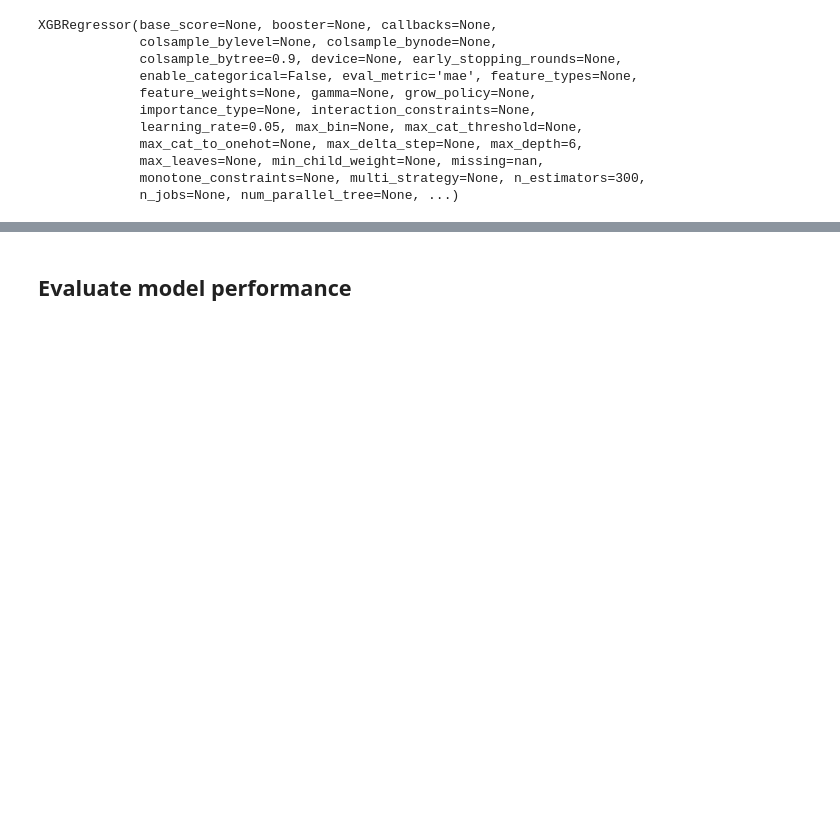
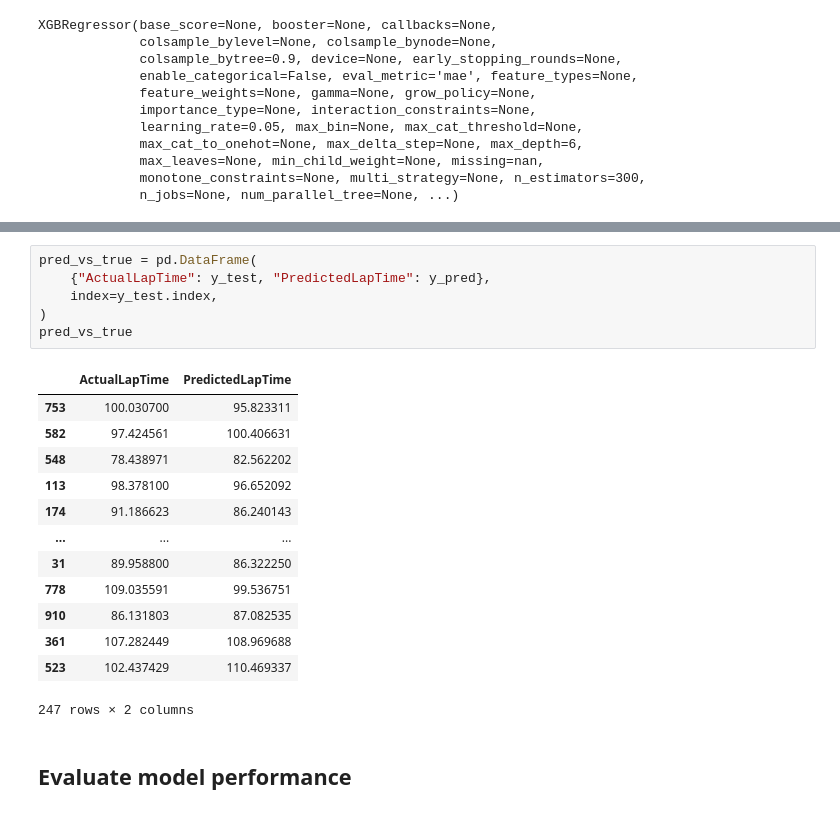
Before and after one commit to Dhia-dbh/F1WinnerPrediction, a Jupyter notebook: notebooks/quali+lapTimeMean.ipynb, the cells around one changed output, grey strips where cells are left out. Cells and saved outputs as stored; diff of their text form; blank space fills up the shorter version.

```diff
--- a/notebooks/quali+lapTimeMean.ipynb
+++ b/notebooks/quali+lapTimeMean.ipynb
@@ -240,3 +200,23 @@ XGBRegressor(base_score=None, booster=None, callbacks=None,
+# %%
+pred_vs_true = pd.DataFrame(
+	{"ActualLapTime": y_test, "PredictedLapTime": y_pred},
+	index=y_test.index,
+)
+pred_vs_true
+# %% [output]
+|  | ActualLapTime | PredictedLapTime |
+| 753 | 100.030700 | 95.823311 |
+| 582 | 97.424561 | 100.406631 |
+| 548 | 78.438971 | 82.562202 |
+| 113 | 98.378100 | 96.652092 |
+| 174 | 91.186623 | 86.240143 |
+| ... | ... | ... |
+| 31 | 89.958800 | 86.322250 |
+| 778 | 109.035591 | 99.536751 |
+| 910 | 86.131803 | 87.082535 |
+| 361 | 107.282449 | 108.969688 |
+| 523 | 102.437429 | 110.469337 |
+247 rows × 2 columns
 # %% [markdown]
 ## Evaluate model performance
 # %%
```
Also changed, not shown: parts of 6 cells of this notebook, 2 other files.
